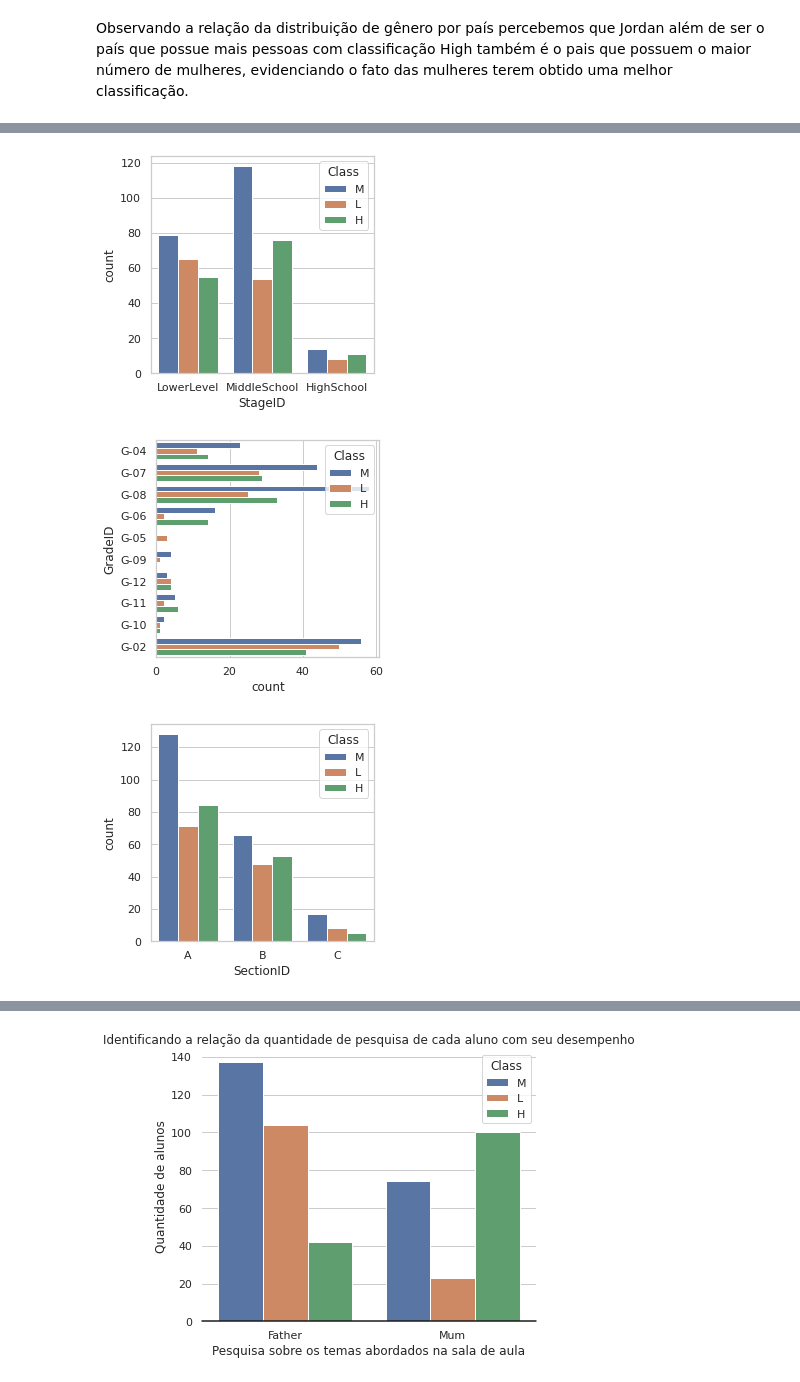
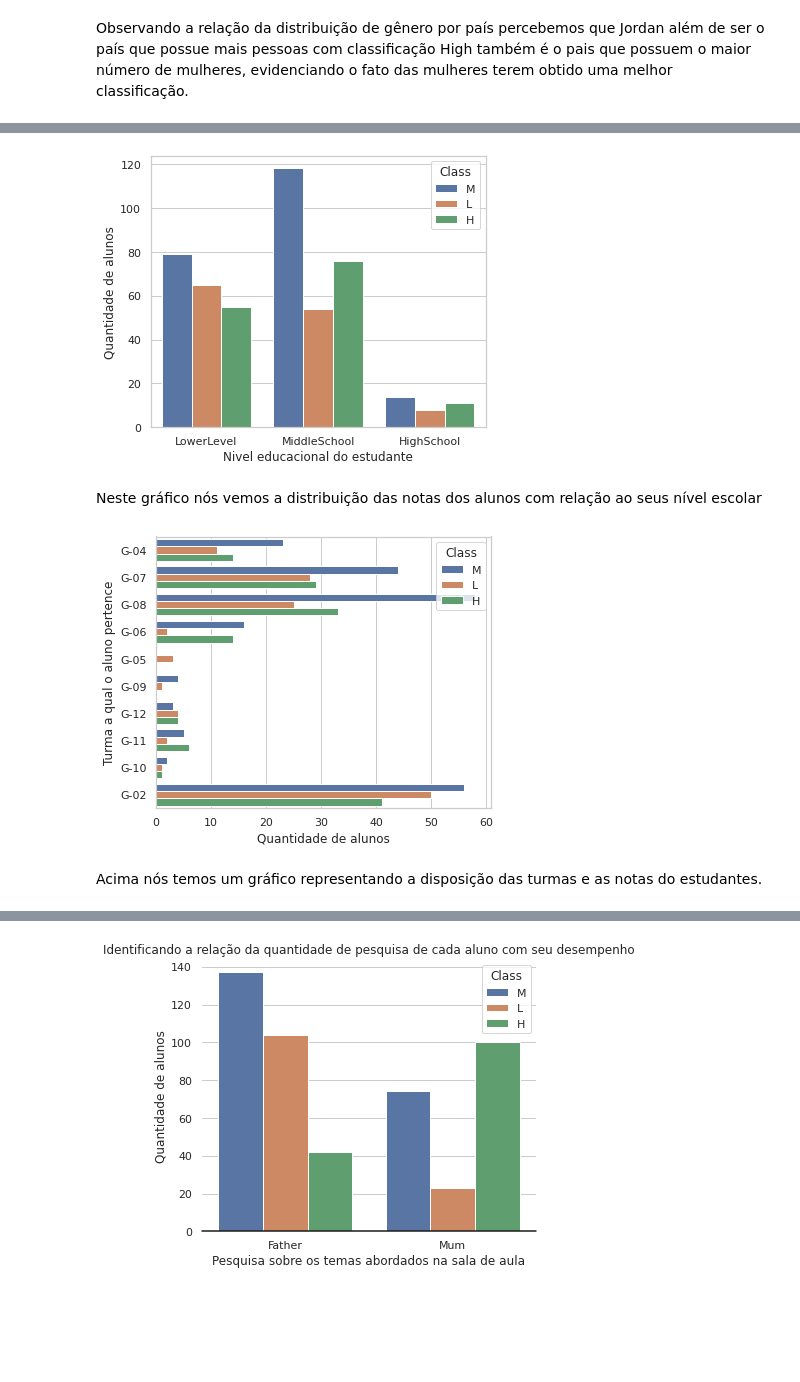
Before and after one commit to atlantico-academy/student-academic-performance, a Jupyter notebook: notebooks/01-exploratory_data_analysis.ipynb, the cells around one changed output, grey strips where cells are left out. Cells and saved outputs as stored; diff of their text form; code cells hidden in the pictures; blank space fills up the shorter version.

```diff
--- a/notebooks/01-exploratory_data_analysis.ipynb
+++ b/notebooks/01-exploratory_data_analysis.ipynb
@@ -458,24 +467,22 @@ plt.show()
 # %%
 sns.set(style="whitegrid")
-plt.figure(figsize=(4,4))
-total = float(len(df))
+plt.figure(figsize=(6,5))
 sns.countplot(x='StageID', data = df, hue='Class')
+plt.xlabel("Nivel educacional do estudante")
+plt.ylabel("Quantidade de alunos")
 plt.show()
+display(Markdown("Neste gráfico nós vemos a distribuição das notas dos alunos com relação ao seus nível escolar"))
 # %% [output]
-[figure, old version]
+[figure, new version]
+Neste gráfico nós vemos a distribuição das notas dos alunos com relação ao seus nível escolar
 # %%
 sns.set(style="whitegrid")
-plt.figure(figsize=(4,4))
-total = float(len(df))
+plt.figure(figsize=(6,5))
 sns.countplot(y='GradeID', data = df, hue='Class')
+plt.xlabel("Quantidade de alunos")
+plt.ylabel("Turma a qual o aluno pertence")
 plt.show()
+display(Markdown("Acima nós temos um gráfico representando a disposição das turmas e as notas do estudantes."))
 # %% [output]
-[figure, old version]
+[figure, new version]
+Acima nós temos um gráfico representando a disposição das turmas e as notas do estudantes.
-# %%
-sns.set(style="whitegrid")
-plt.figure(figsize=(4,4))
-total = float(len(df))
-sns.countplot(x='SectionID', data = df, hue='Class')
-plt.show()
-# %% [output]
-[figure, removed]
```
Also changed, not shown: parts of 18 cells of this notebook.
